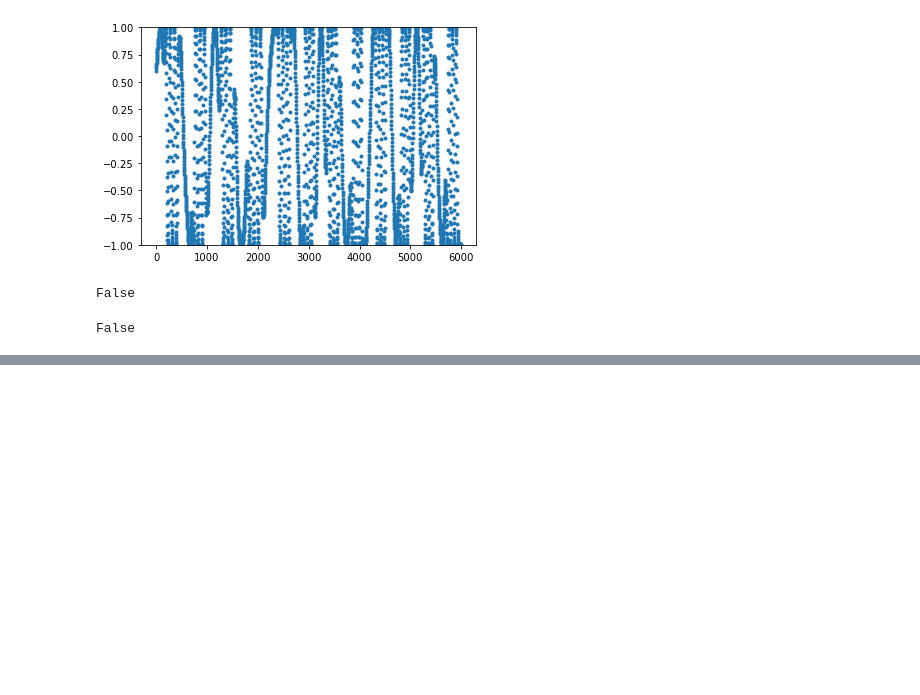
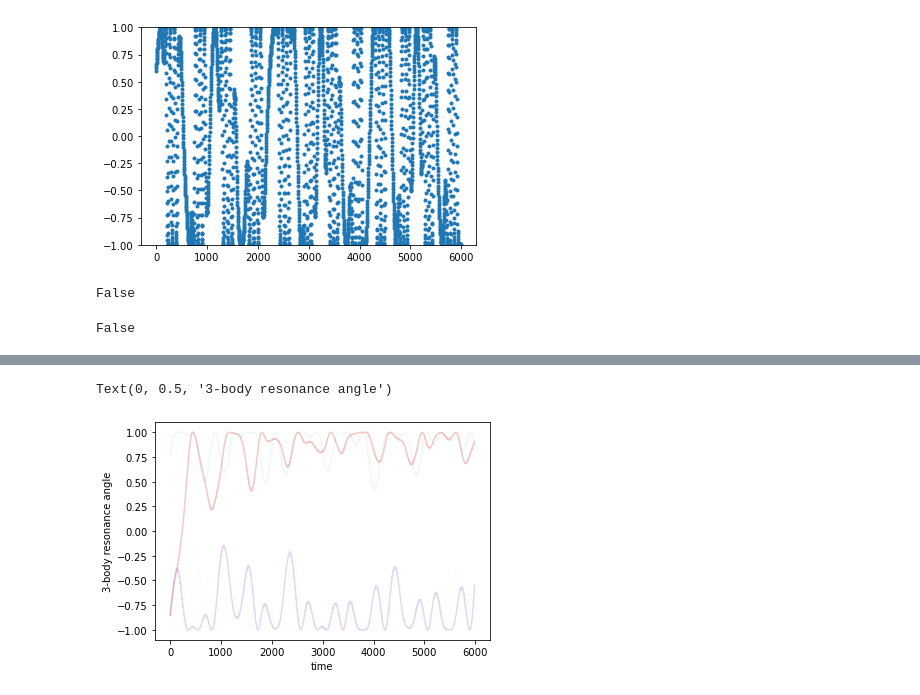
Before and after one commit to Rob685/V1298Tau_stability, a Jupyter notebook: librating3bodyMMR_robedited.ipynb, the cells around one changed output, grey strips where cells are left out. Cells and saved outputs as stored; diff of their text form; code cells hidden in the pictures; blank space fills up the shorter version.

```diff
--- a/librating3bodyMMR_robedited.ipynb
+++ b/librating3bodyMMR_robedited.ipynb
@@ -71,9 +71,6 @@ def makesimcd(param_cd,dt=None):
 def phi_3body(param_cd, param_b, seed):
     sim = makesim(param_cd, param_b, seed)
     ps = sim.particles
-
-    Nout = 3000
-    times = np.linspace(0, 1000*sim.particles[1].P, Nout)
     phi = np.zeros(Nout)
     for i, time in enumerate(times):
         sim.integrate(time)
@@ -139,0 +141,2 @@ False
+# %%
+librating_arr.insert(66986, False)
@@ -139,0 +160,3 @@ False
+# %%
+libr_index = np.where(np.array(librating_arr) == True)[0]
+libr_index
@@ -139,0 +178,17 @@ False
+# %%
+phi_arr = []
+times = []
+for i,(pcd,pb) in enumerate(zip(np.array(params_cd)[libr_index],np.array(params_b)[libr_index])):
+
+    t,phi = phi_3body(params_cd[int(libr_index[i])], params_b[int(libr_index[i])], seed=int(libr_index[i]))
+    phi_arr.append(phi)
+    times.append(t)
+# %%
+for i,(t, phi) in enumerate(zip(times, phi_arr)):
+    plt.plot(t, np.cos(phi), alpha=preds_rv[libr_index][i])
+
+plt.xlabel('time')
+plt.ylabel('3-body resonance angle')
+# %% [output]
+Text(0, 0.5, '3-body resonance angle')
+[figure, added]
```
Also changed, not shown: parts of 20 cells of this notebook, 8 other files.
